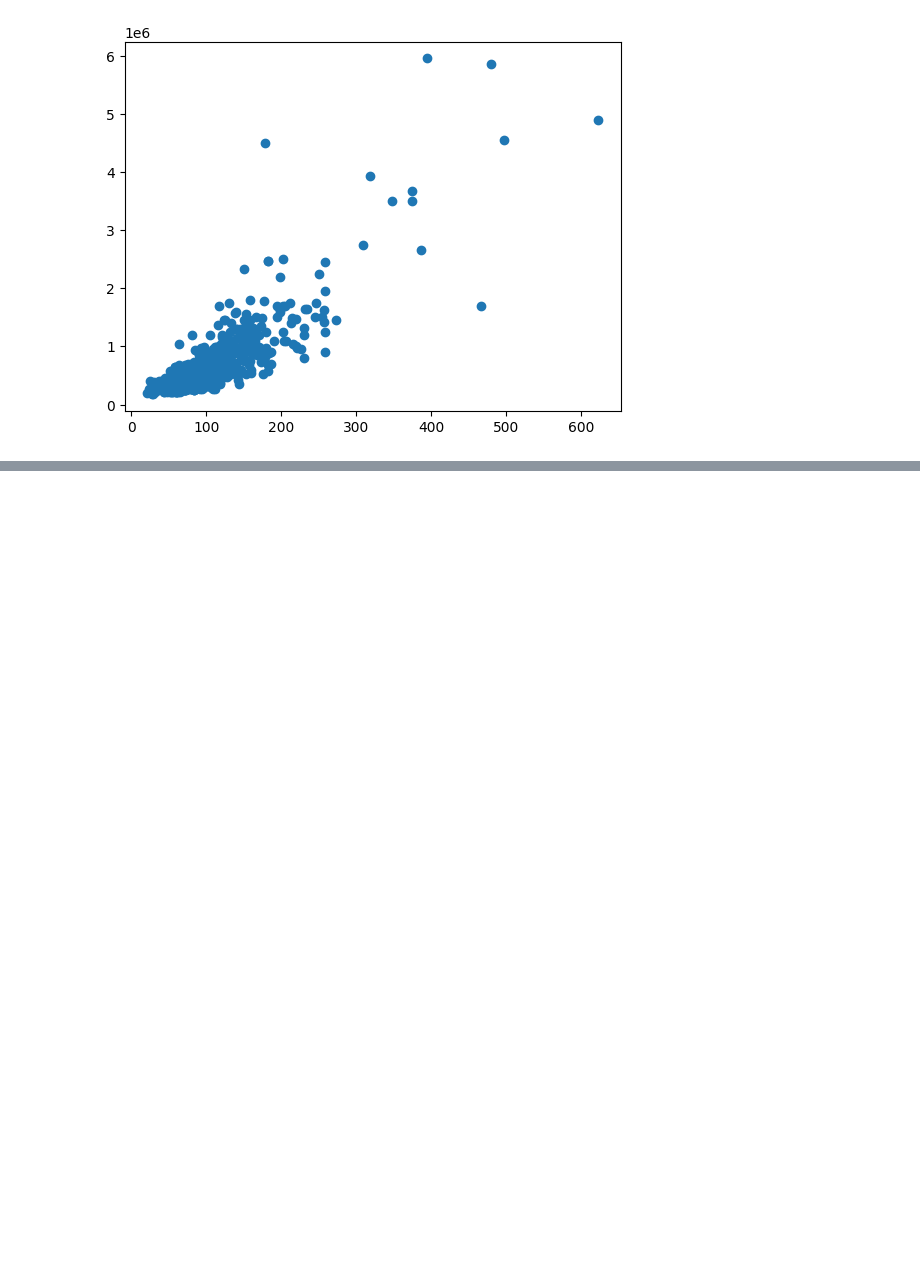
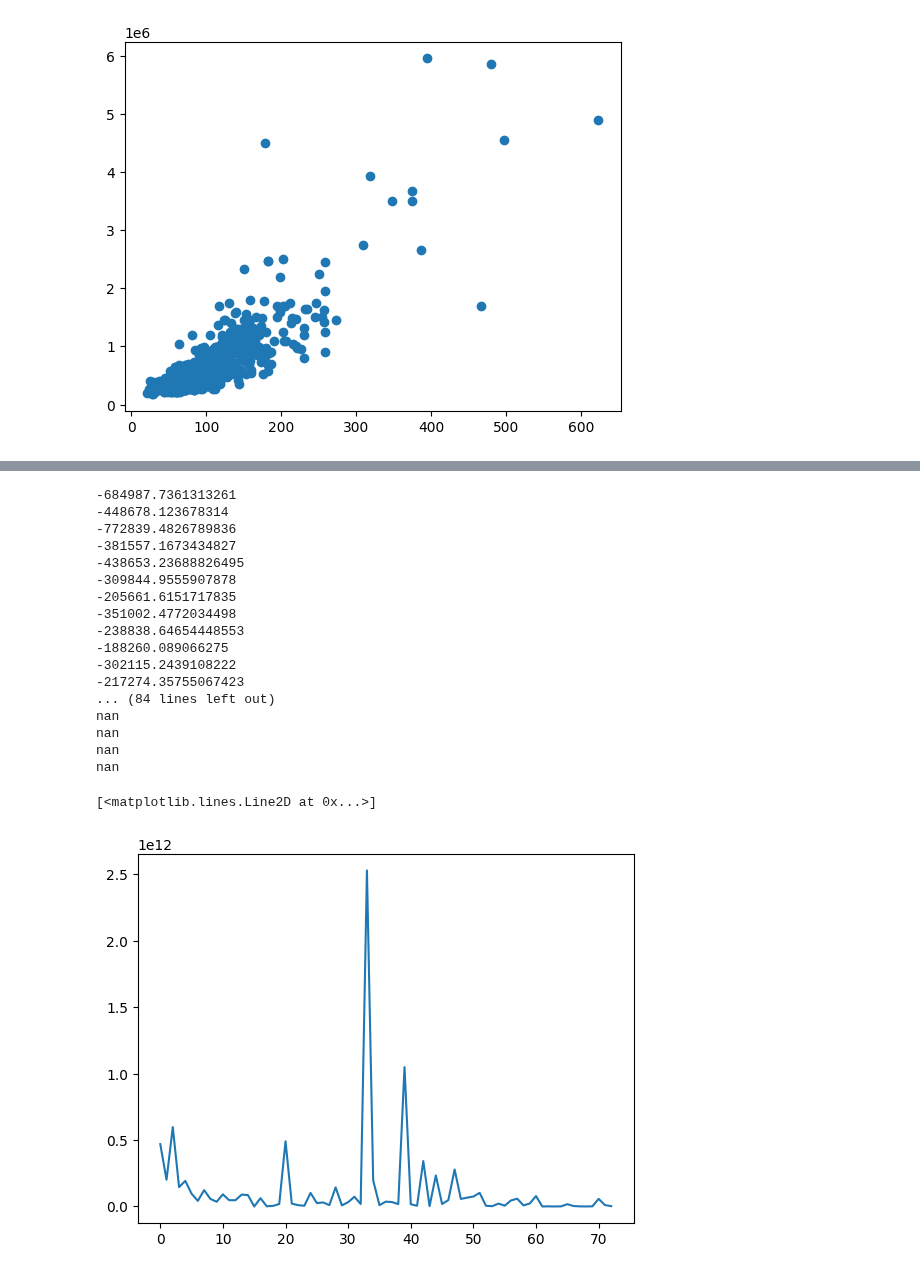
Before and after one commit to mathemaia/studies, a Jupyter notebook: Python/MachineLearning/LinearRegression/fromscratch.ipynb, the cells around one changed output, grey strips where cells are left out. Drawn from its saved outputs; the diff is of its cells as text; code cells hidden in the pictures; blank space fills up the shorter version.

```diff
--- a/Python/MachineLearning/LinearRegression/fromscratch.ipynb
+++ b/Python/MachineLearning/LinearRegression/fromscratch.ipynb
@@ -71,0 +73,46 @@ plt.plot(mse)
+# %%
+X_train = np.array(df['Area'][:100])
+y_train = np.array(df['Price'][:100])
+n = len(X_train)
+
+w = rand.random()
+b = 0
+lr = 0.001
+mse = []
+
+for i in range(0, 100):
+    pred = (X_train[i] * w) + b
+
+    error = pred - y_train[i]
+
+    print(error)
+    dw = (1/n) * X_train[i] * error
+    db = (1/n) * error
+
+    w = w - lr * dw
+    b = b - lr * db
+
+    mse.append(error ** 2)
+
+
+plt.plot(mse)
+# %% [output]
+-684987.7361313261
+-448678.123678314
+-772839.4826789836
+-381557.1673434827
+-438653.23688826495
+-309844.9555907878
+-205661.6151717835
+-351002.4772034498
+-238838.64654448553
+-188260.089066275
+-302115.2439108222
+-217274.35755067423
+... (84 lines left out)
+nan
+nan
+nan
+nan
+[<matplotlib.lines.Line2D at 0x...>]
+[figure, added]
```
Also changed, not shown: parts of 2 cells of this notebook.
